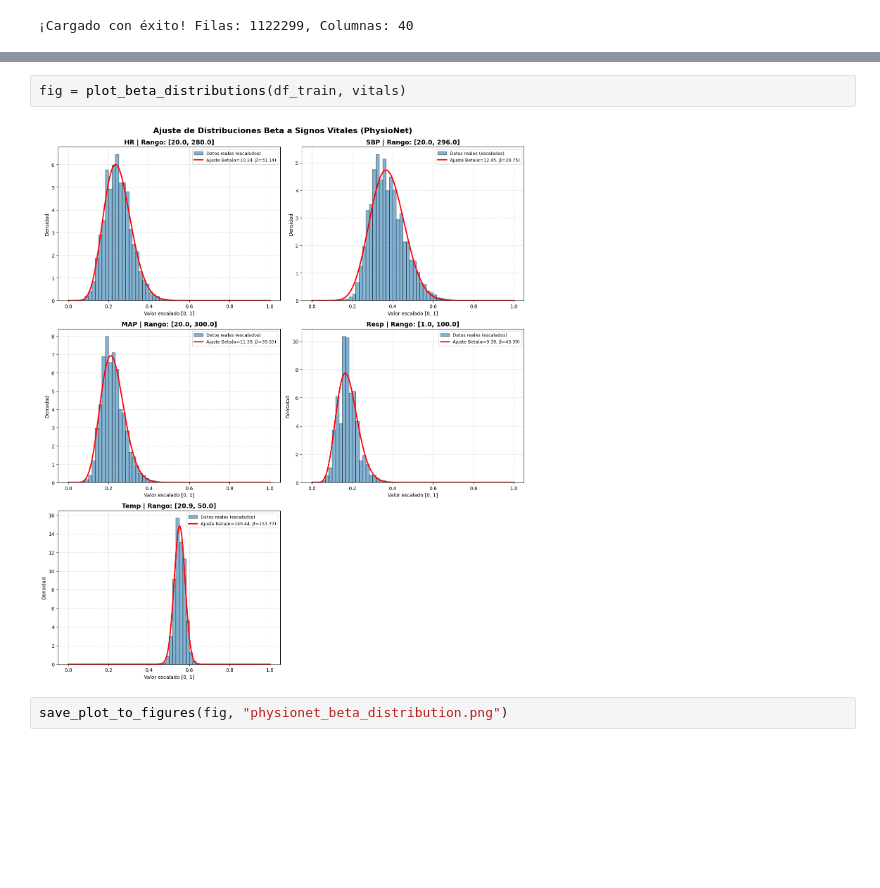
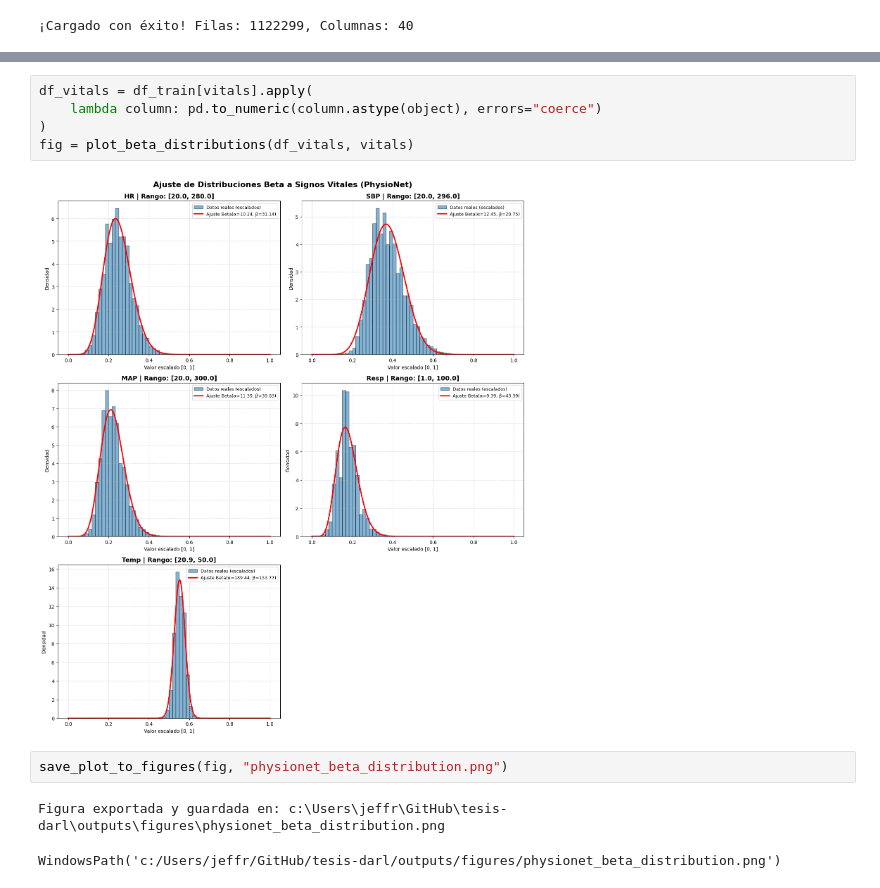
Before and after one commit to jeffreymonjacastro/tesis-darl, a Jupyter notebook: code/src/notebooks/physionet_beta_distribution.ipynb, the cells around one changed output, grey strips where cells are left out. Saved outputs shown, nothing was run; the diff lists cells and outputs as text; blank space fills up the shorter version.

```diff
--- a/code/src/notebooks/physionet_beta_distribution.ipynb
+++ b/code/src/notebooks/physionet_beta_distribution.ipynb
@@ -63,6 +63,12 @@ df_results
 # %%
-fig = plot_beta_distributions(df_train, vitals)
+df_vitals = df_train[vitals].apply(
+    lambda column: pd.to_numeric(column.astype(object), errors="coerce")
+)
+fig = plot_beta_distributions(df_vitals, vitals)
 # %% [output]
-[figure, old version]
+[figure, new version]
 # %%
 save_plot_to_figures(fig, "physionet_beta_distribution.png")
+# %% [output]
+Figura exportada y guardada en: c:\Users\jeffr\GitHub\tesis-darl\outputs\figures\physionet_beta_distribution.png
+WindowsPath('c:/Users/jeffr/GitHub/tesis-darl/outputs/figures/physionet_beta_distribution.png')
```
Also changed, not shown: parts of 1 cell of this notebook, 15 other files.
